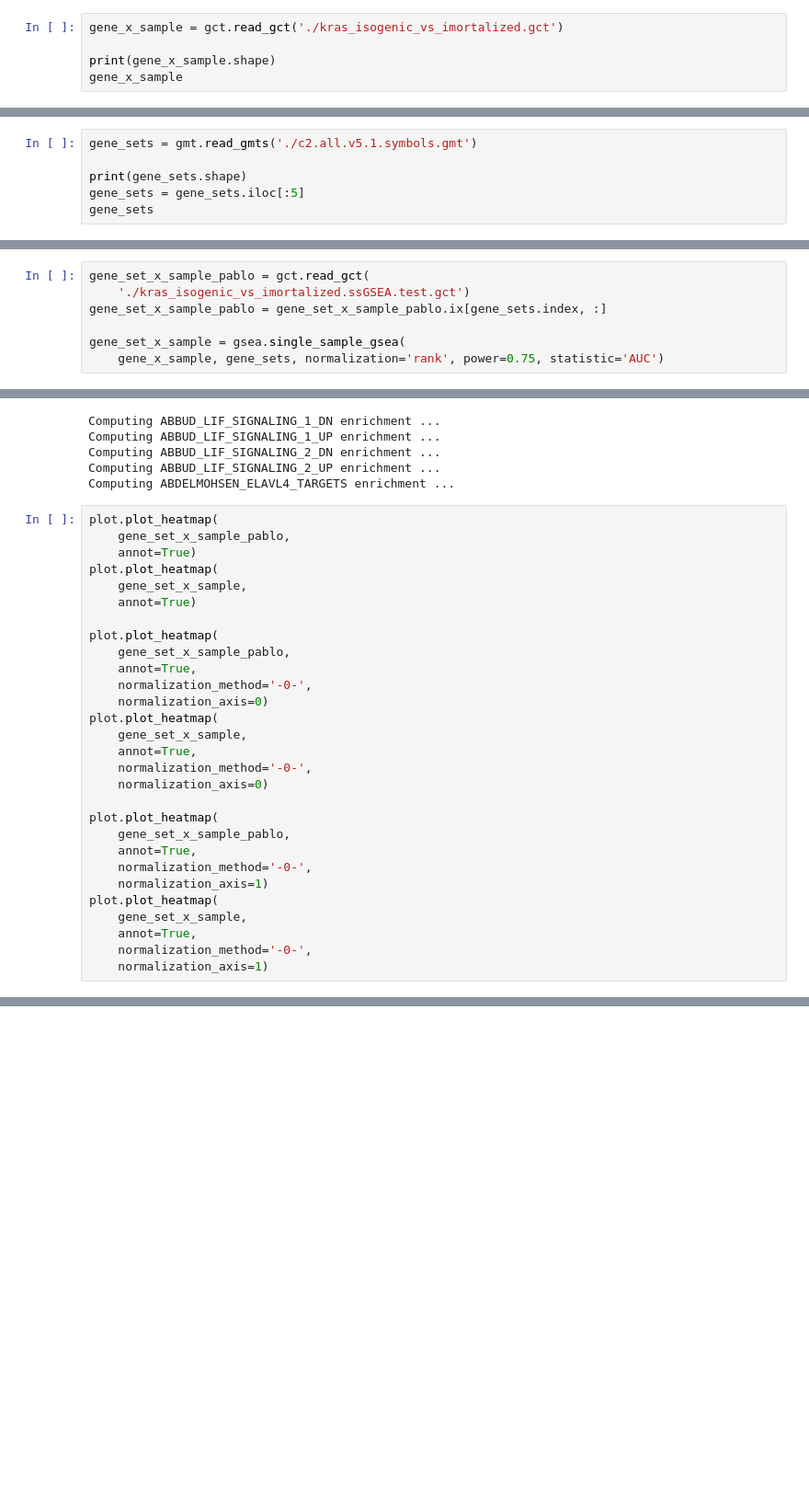
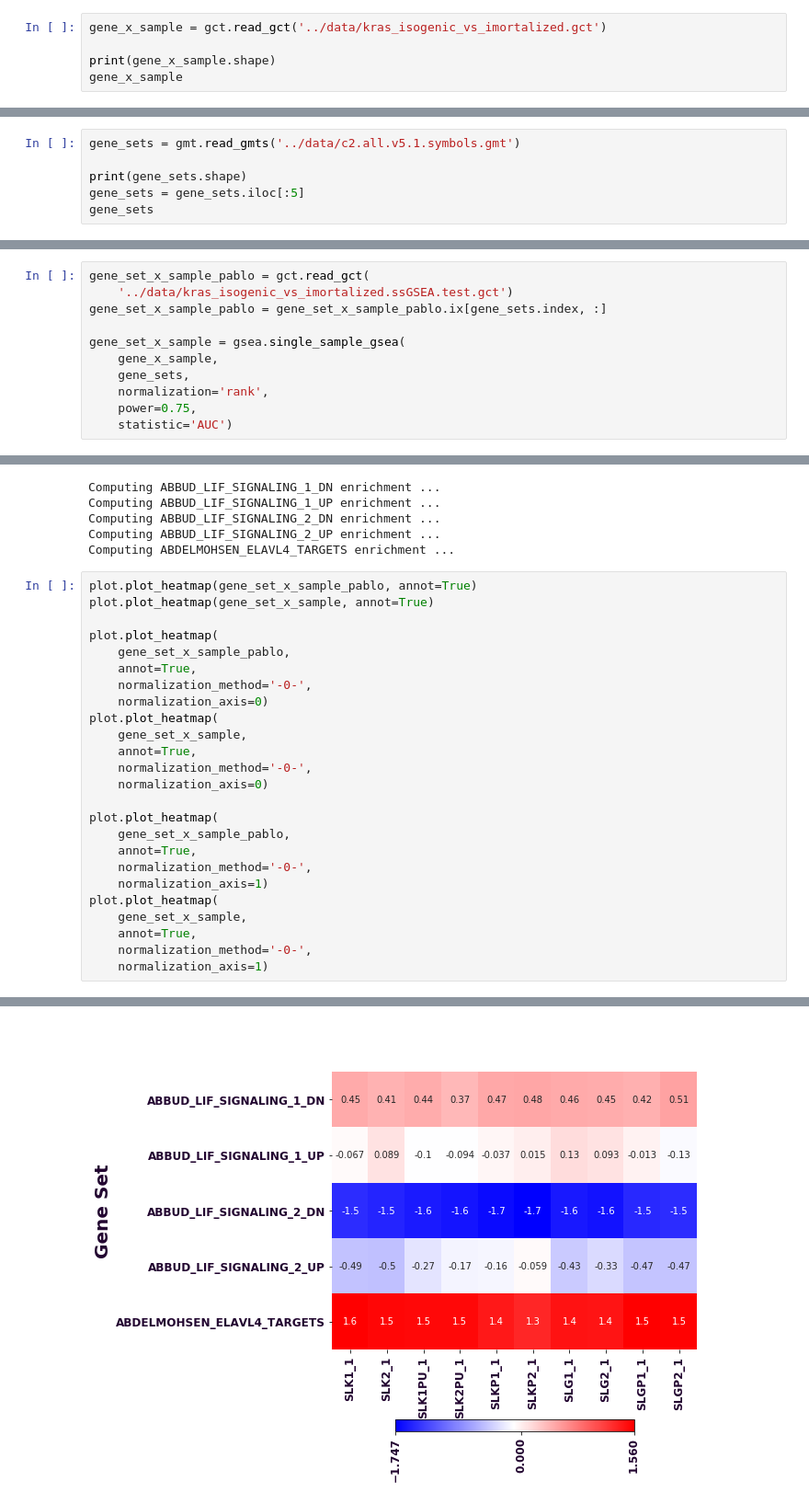
Before and after one commit to alex-wenzel/gsea, a Jupyter notebook: notebooks/compare-with-r.ipynb, the cells around one changed output, grey strips where cells are left out. Shown at 92% size. Drawn from its saved outputs; the diff is of its cells as text; blank space fills up the shorter version.

```diff
--- a/compare-with-r/Compare with R.ipynb
+++ b/notebooks/compare-with-r.ipynb
@@ -9,7 +9,7 @@ from plot.plot import plot
 %autoreload 2
 %matplotlib inline
 # %%
-gene_x_sample = gct.read_gct('./kras_isogenic_vs_imortalized.gct')
+gene_x_sample = gct.read_gct('../data/kras_isogenic_vs_imortalized.gct')
 
 print(gene_x_sample.shape)
 gene_x_sample
@@ -35,7 +35,7 @@ gene_x_sample
 | J01415.22 | 0.000000 | 0.000000 | 0.000000 | 0.000000 | 0.000000 | 0.000000 | 0.000000 | 0.000000 | 0.535239 | 0.000000 |
 38293 rows × 10 columns
 # %%
-gene_sets = gmt.read_gmts('./c2.all.v5.1.symbols.gmt')
+gene_sets = gmt.read_gmts('../data/c2.all.v5.1.symbols.gmt')
 
 print(gene_sets.shape)
 gene_sets = gene_sets.iloc[:5]
@@ -52,11 +52,15 @@ gene_sets
 5 rows × 1972 columns
 # %%
 gene_set_x_sample_pablo = gct.read_gct(
-    './kras_isogenic_vs_imortalized.ssGSEA.test.gct')
+    '../data/kras_isogenic_vs_imortalized.ssGSEA.test.gct')
 gene_set_x_sample_pablo = gene_set_x_sample_pablo.ix[gene_sets.index, :]
 
 gene_set_x_sample = gsea.single_sample_gsea(
-    gene_x_sample, gene_sets, normalization='rank', power=0.75, statistic='AUC')
+    gene_x_sample,
+    gene_sets,
+    normalization='rank',
+    power=0.75,
+    statistic='AUC')
 # %% [output]
 .ix is deprecated. Please use
 .loc for label based indexing or
@@ -71,35 +75,32 @@ Computing ABBUD_LIF_SIGNALING_2_DN enrichment ...
 Computing ABBUD_LIF_SIGNALING_2_UP enrichment ...
 Computing ABDELMOHSEN_ELAVL4_TARGETS enrichment ...
 # %%
-plot.plot_heatmap(
-    gene_set_x_sample_pablo,
-    annot=True)
-plot.plot_heatmap(
-    gene_set_x_sample,
-    annot=True)
+plot.plot_heatmap(gene_set_x_sample_pablo, annot=True)
+plot.plot_heatmap(gene_set_x_sample, annot=True)
 
 plot.plot_heatmap(
     gene_set_x_sample_pablo,
     annot=True,
     normalization_method='-0-',
     normalization_axis=0)
 plot.plot_heatmap(
     gene_set_x_sample,
     annot=True,
     normalization_method='-0-',
     normalization_axis=0)
 
 plot.plot_heatmap(
     gene_set_x_sample_pablo,
     annot=True,
     normalization_method='-0-',
     normalization_axis=1)
 plot.plot_heatmap(
     gene_set_x_sample,
     annot=True,
     normalization_method='-0-',
     normalization_axis=1)
 # %% [output]
 [figure]
 [figure]
 [figure]
+[figure, added]
```
Also changed, not shown: parts of 3 cells of this notebook, 8 other files.
